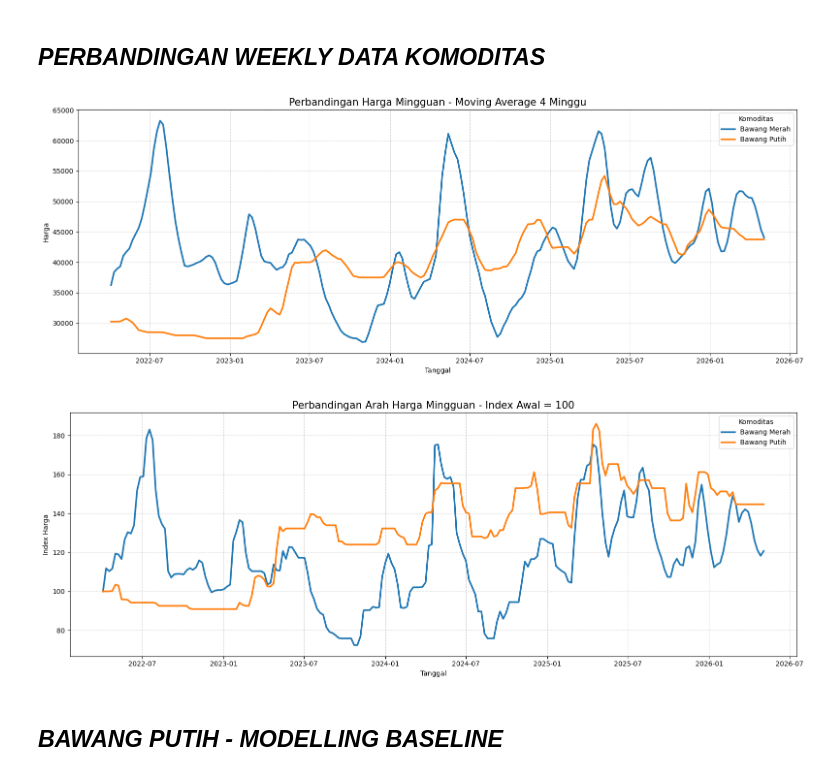
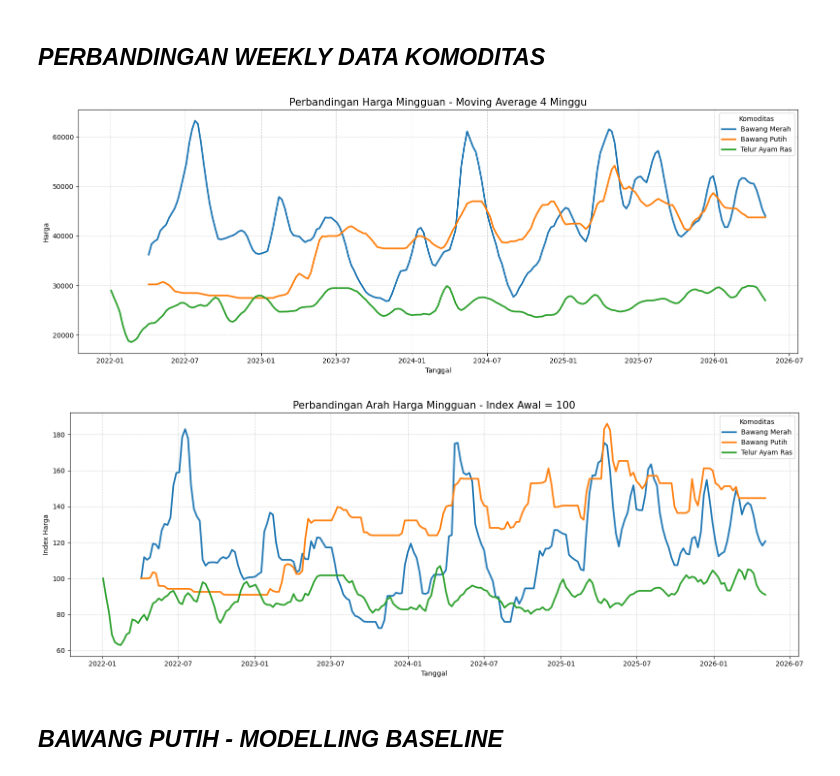
Before and after one commit to FaarisKhairrudin/Prescriptive-food-price-intelligence, a Jupyter notebook: notebooks/04_2_modelling_other_comodity.ipynb, the cells around one changed output. Saved outputs shown, nothing was run; the diff lists cells and outputs as text; code cells hidden in the pictures.

```diff
--- a/notebooks/04_2_modelling_other_comodity.ipynb
+++ b/notebooks/04_2_modelling_other_comodity.ipynb
@@ -29,8 +29,8 @@ pd.set_option("display.max_columns", 50)
 ## ***KONFIGURASI KONSTANTA***
 # %%
 HORIZON     = 4
-INPUT_SIZE  = 17
-N_WINDOWS   = 4
+INPUT_SIZE  = 13
+N_WINDOWS   = 6
 FREQ        = "W-MON"
 MAX_STEPS   = 400
 RANDOM_SEED = 42
@@ -54,6 +54,12 @@ EXOG_COLS = [
     "is_idul_adha",
 ]
 
+TELUR_EXOG_COLS = [
+    "is_ramadan",
+    "is_idul_fitri",
+    "is_idul_adha",
+]
+
 MODEL_COLS = ["SARIMAX", "Prophet", "LSTM", "NBEATSx", "NHITS"]
 # %% [markdown]
 ## ***FEATURE ENGINEERING TAMBAHAN***
@@ -696,0 +748,18 @@ plt.show()
+# %%
+telur_weekly = (
+    telur_daily
+    .set_index("tanggal")
+    .resample(FREQ)
+    .mean(numeric_only=True)
+    .reset_index()
+    .rename(columns={"tanggal": "ds", "harga": "y"})
+)
+
+telur_weekly = telur_weekly.merge(exog_weekly[["ds"] + TELUR_EXOG_COLS], on="ds", how="left")
+telur_weekly["unique_id"] = TELUR_ID
+telur_weekly = telur_weekly[["unique_id", "ds", "y"] + TELUR_EXOG_COLS].dropna().reset_index(drop=True)
+
+print(f"Data mingguan : {len(telur_weekly)} minggu")
+print(f"Rentang       : {telur_weekly['ds'].min().date()} s/d {telur_weekly['ds'].max().date()}")
+print(f"CV windows    : {N_WINDOWS} fold x {HORIZON} minggu")
+telur_weekly.tail()
@@ -701,6 +799,7 @@ commodity_weekly = pd.concat(
     [
         bawang_merah_weekly.assign(komoditas="Bawang Merah"),
         bawang_putih_weekly.assign(komoditas="Bawang Putih"),
+        telur_weekly.assign(komoditas="Telur Ayam Ras"),
     ],
     ignore_index=True,
 )
@@ -713,36 +812,35 @@ commodity_weekly["MA_4"] = (
 )
 
 plt.figure(figsize=(16, 6))
 sns.lineplot(data=commodity_weekly, x="ds", y="MA_4", hue="komoditas", linewidth=2.5)
 
 plt.title("Perbandingan Harga Mingguan - Moving Average 4 Minggu", fontsize=15)
 plt.xlabel("Tanggal")
 plt.ylabel("Harga")
 plt.grid(True, linestyle="--", alpha=0.5)
 plt.legend(title="Komoditas")
 plt.tight_layout()
 plt.show()
 
 commodity_weekly_index = commodity_weekly.sort_values(["komoditas", "ds"]).copy()
 commodity_weekly_index["harga_index_100"] = (
     commodity_weekly_index
     .groupby("komoditas")["y"]
     .transform(lambda s: s / s.iloc[0] * 100)
 )
 
 plt.figure(figsize=(16, 6))
 sns.lineplot(data=commodity_weekly_index, x="ds", y="harga_index_100", hue="komoditas", linewidth=2.5)
 
 plt.title("Perbandingan Arah Harga Mingguan - Index Awal = 100", fontsize=15)
 plt.xlabel("Tanggal")
 plt.ylabel("Index Harga")
 plt.grid(True, linestyle="--", alpha=0.5)
 plt.legend(title="Komoditas")
 plt.tight_layout()
-plt.show()
 # %% [output]
-[figure, old version]
+[figure, new version]
-[figure, old version]
+[figure, new version]
 # %% [markdown]
 ## ***BAWANG PUTIH - MODELLING BASELINE***
 # %% [markdown]
```
Also changed, not shown: parts of 33 cells of this notebook, 8 other files.
